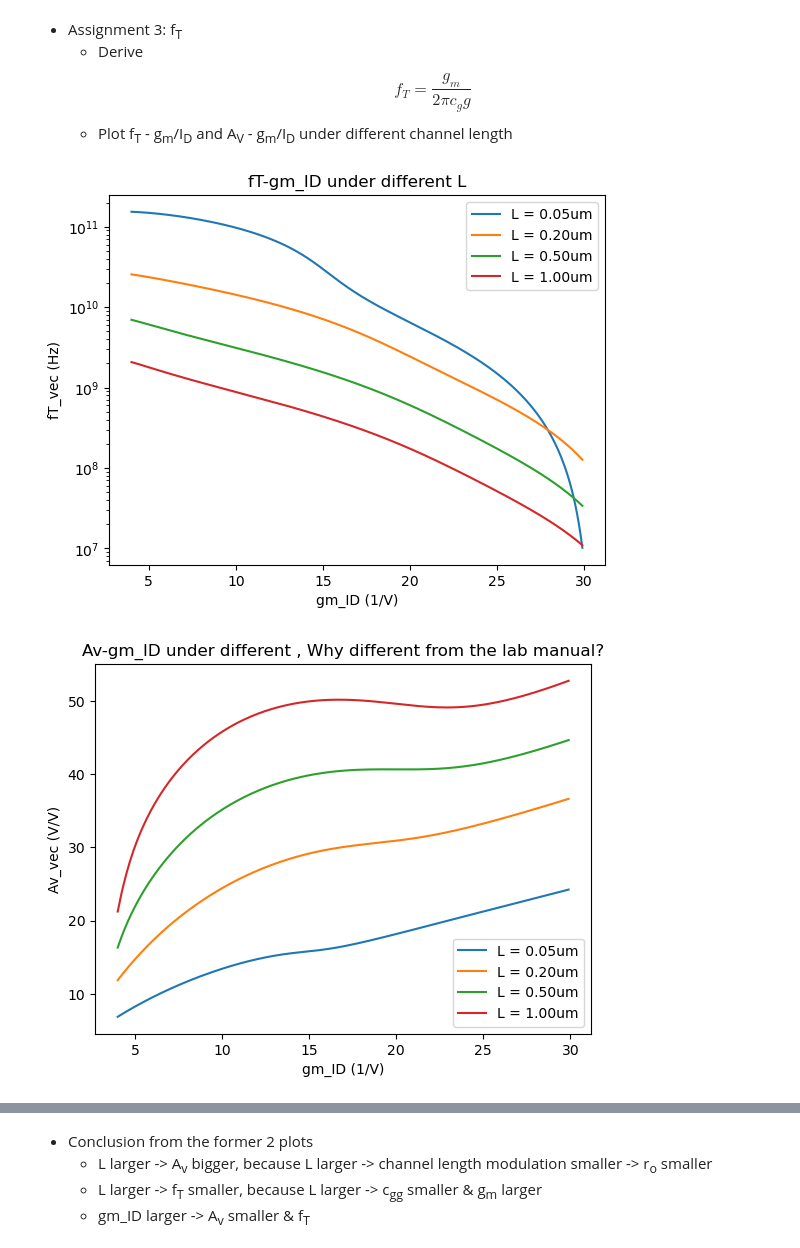
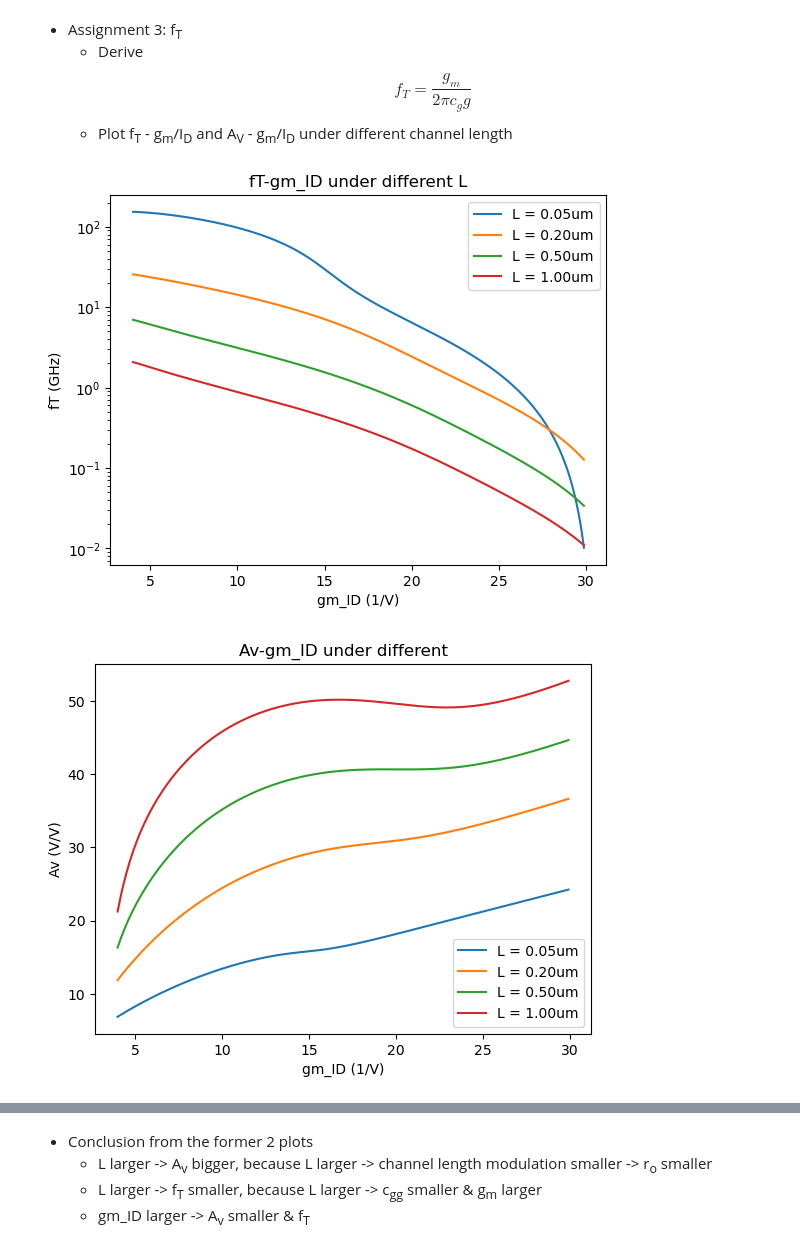
Before and after one commit to llj0528-stack/Analog_lab_2, a Jupyter notebook: Week_1.ipynb, the cells around one changed output, grey strips where cells are left out. Cells and saved outputs as stored; diff of their text form; code cells hidden in the pictures.

```diff
--- a/Week_1.ipynb
+++ b/Week_1.ipynb
@@ -133,26 +133,27 @@ vgs: 0.6478402980237608
   - find default V<sub>DS</sub>
   - get V<sub>T</sub> from each plot
 # %%
-L_set = np.arange(0.1, 1, 0.2) # channel lengthL = [0.1, 0.3, 0.5, 0.7, 0.9]
+L_set = np.arange(0.1, 1.3, 0.3) # channel lengthL = [0.1, 0.4, 0.7, 1.0]
 VGS_vec = np.arange(0, 1.1, 0.025) # VGS = [0, 0.1, 0.2, ..., 1.1]
 ID_curve = look_up_basic(nch, "ID", vgs = VGS_vec, l = L_set)
 ID_curve = np.squeeze(ID_curve)
 
 VTH = [];
 for i in range(len(L_set)):
-    plt.plot(VGS_vec, ID_curve[i], label = f'L = {L_set[i]:.1f}um')
+    plt.plot(VGS_vec, ID_curve[i]*1e6, label = f'L = {L_set[i]:.1f}um')
     for j in range(len(ID_curve[i])):
         if(ID_curve[i][j] >= 1e-6):
             VTH.append(VGS_vec[j])
             break
 plt.xlabel('VGS (V)')
-plt.ylabel('ID (A)')
+plt.ylabel('ID (uA)')
 plt.yscale('log')
 plt.title('ID-VGS under different channel length')
+plt.axhline(y=1, color='gray', linestyle='--', linewidth=1, label='ID = 1 µA')
 plt.legend()
 plt.show()
 
 print()
-print(L_set)
-print(VTH)
+print("L_set: ", L_set)
+print("VTH:", [f"{v:.4g}" for v in VTH])
 # %% [output]
@@ -202,27 +203,65 @@ print(nch["L"])
 # %%
 L_set = np.array([0.05, 0.2, 0.5, 1])
 gm_ID_vec = np.arange(4, 30, 0.1) #[4, 4.1, ... 29.9, 30]
 fT_vec = look_up_vs_gm_id(nch, "GM_CGG", gm_ID_vec, vds = 0.55, vsb = 0, l = L_set)/(2*np.pi) # gm_ID is a function of Vgs
 Av_vec = look_up_vs_gm_id(nch, "GM_GDS", gm_ID_vec, vds = 0.55, vsb = 0, l = L_set)
 
 # Plot fT-gm_ID
 for i in range(len(L_set)):
-    plt.plot(gm_ID_vec, fT_vec[i], label = f"L = {L_set[i]:.2f}um")
+    plt.plot(gm_ID_vec, fT_vec[i]/1e9, label = f"L = {L_set[i]:.2f}um")
 plt.xlabel("gm_ID (1/V)")
-plt.ylabel("fT_vec (Hz)")
+plt.ylabel("fT (GHz)")
 plt.yscale("log")
 plt.title('fT-gm_ID under different L')
 plt.legend()
 plt.show()
 
 # Plot Av-gm_ID
 for i in range(len(L_set)):
     plt.plot(gm_ID_vec, Av_vec[i], label = f"L = {L_set[i]:.2f}um")
 plt.xlabel("gm_ID (1/V)")
-plt.ylabel("Av_vec (V/V)")
-plt.title('Av-gm_ID under different , Why different from the lab manual?')
+plt.ylabel("Av (V/V)")
+plt.title('Av-gm_ID under different')
 plt.legend()
 plt.show()
+
+# In the same plot
+import matplotlib.pyplot as plt
+
+plt.figure(figsize=(6,4))
+ax1 = plt.gca()
+
+# ===== 左轴：fT (GHz) =====
+for i in range(len(L_set)):
+    ax1.plot(gm_ID_vec, fT_vec[i]/1e9,
+             label=f"fT (L={L_set[i]:.2f} µm)", linestyle='-')
+ax1.set_xlabel("gm/ID (1/V)")
+ax1.set_ylabel("fT (GHz)")
+ax1.set_yscale("log")
+ax1.tick_params(axis='y', labelcolor='tab:blue')
+ax1.grid(True, which='both', ls=':')
+
+# ===== 右轴：Av =====
+ax2 = ax1.twinx()
+for i in range(len(L_set)):
+    ax2.plot(gm_ID_vec, Av_vec[i],
+             linestyle='--', color=ax1.get_lines()[i].get_color(),
+             label=f"Av (L={L_set[i]:.2f} µm)")
+ax2.set_ylabel("Av (V/V)", color='tab:red')
+ax2.tick_params(axis='y', labelcolor='tab:red')
+
+# ===== 双图例（fT 实线 + Av 虚线）=====
+lines_ft, labels_ft = ax1.get_legend_handles_labels()
+lines_av, labels_av = ax2.get_legend_handles_labels()
+
+first_legend = ax1.legend(lines_ft, labels_ft, loc='lower right', frameon=False)
+ax2.legend(lines_av, labels_av, loc='upper left', frameon=False)
+ax1.add_artist(first_legend)
+
+# ===== 标题与布局 =====
+plt.title("fT and Av vs gm/ID under different channel lengths")
+plt.tight_layout()
+plt.show()
 # %% [output]
-[figure, old version]
+[figure, new version]
-[figure, old version]
+[figure, new version]
```
Also changed, not shown: parts of 6 cells of this notebook.
